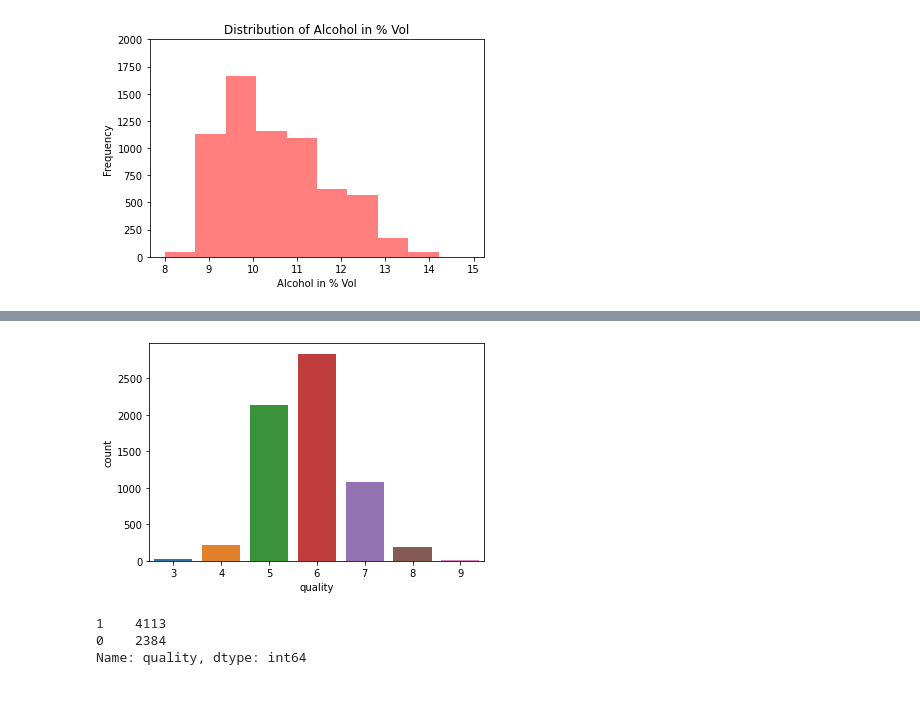
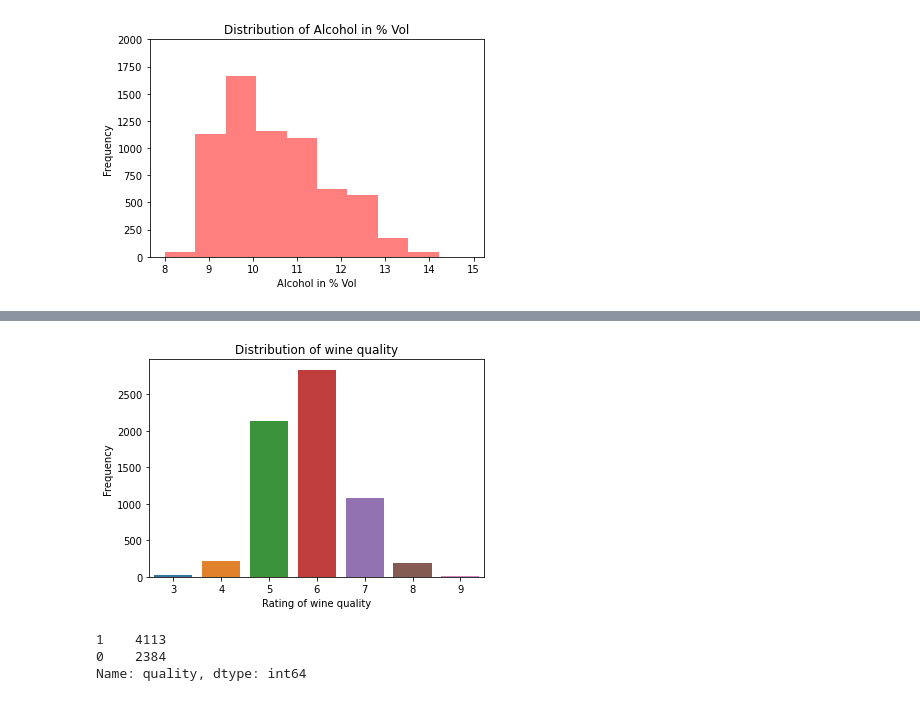
Before and after one commit to JayeshItaliya86/DL-wine-quality, a Jupyter notebook: base_model.ipynb, the cells around one changed output, grey strips where cells are left out. Cells and saved outputs as stored; diff of their text form; code cells hidden in the pictures.

```diff
--- a/base_model.ipynb
+++ b/base_model.ipynb
@@ -104,8 +102,11 @@ plt.show(i)
 # %%
 # To check the frequency of the quality
 j = sns.countplot(x="quality", data=df)
+plt.xlabel("Rating of wine quality")
+plt.ylabel("Frequency")
+plt.title("Distribution of wine quality")
 plt.show(j)
 # %% [output]
-[figure, old version]
+[figure, new version]
 # %%
 # To convert binary classification of quality
```
Also changed, not shown: parts of 18 cells of this notebook, 4 other files.
